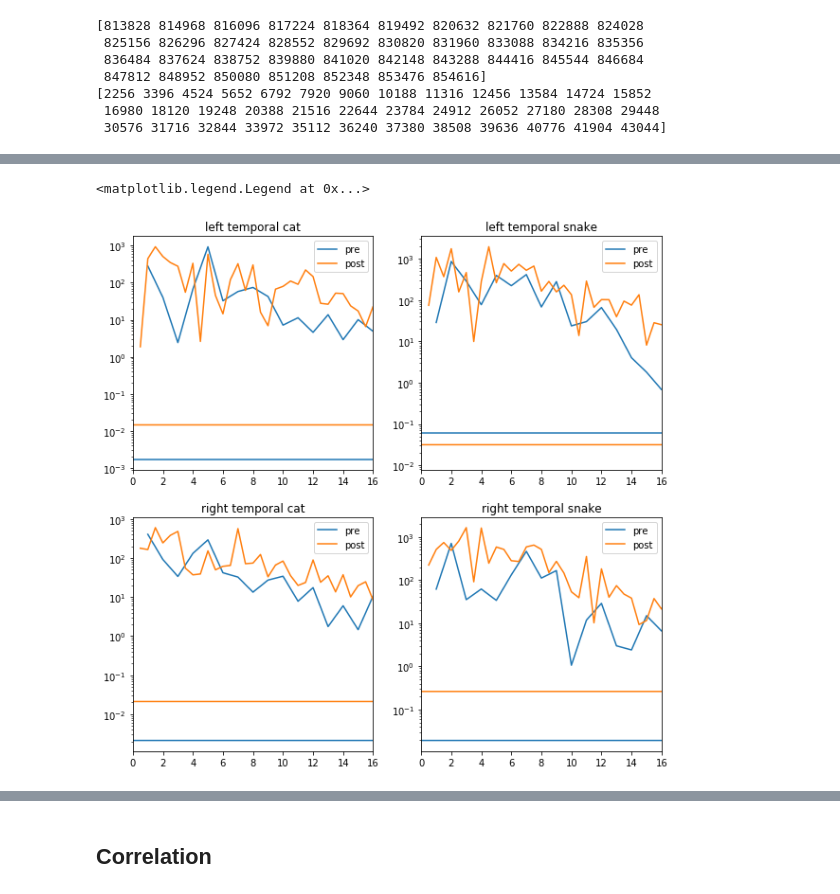
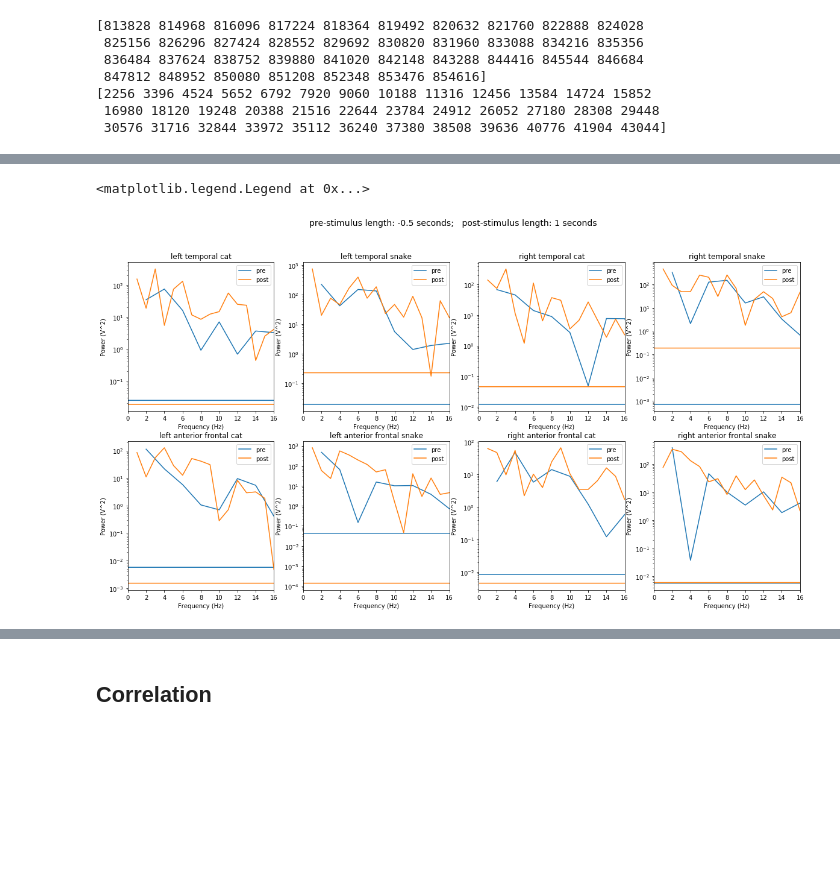
Before and after one commit to TamuzHod/Neural-_signal_processing_final_project, a Jupyter notebook: PROJECT.ipynb, the cells around one changed output, grey strips where cells are left out. Cells and saved outputs as stored; diff of their text form; code cells hidden in the pictures; blank space fills up the shorter version.

```diff
--- a/PROJECT.ipynb
+++ b/PROJECT.ipynb
@@ -250,6 +280,6 @@ print(event_list[3][1])
 # %%
-len_pre = -1
-len_post = 2
+len_pre = -.5
+len_post = 1
 # %%
 cat_index = []
 snake_index = []
@@ -324,8 +350,9 @@ epoch_time = np.arange(len_pre, len_post, 1/fs)
 for i in range(0,len(channal_name)):
     # plot STA
     plt.figure(figsize=(12,5))
-    plt.plot(epoch_time, cat_average[i], '-', label = "cat " + channal_name[i])
-    plt.plot(epoch_time, snake_average[i], '-', label = "snake " + channal_name[i])
+    plt.title("STA of " + channal_name[i])
+    plt.plot(epoch_time, cat_average[i], '-', label = "cat ")
+    plt.plot(epoch_time, snake_average[i], '-', label = "snake ")
     plt.xlabel('time (s)'); plt.ylabel('Voltage (v)');
     plt.legend()
 # %% [output]
@@ -353,39 +380,90 @@ snake_power_pre = [np.abs(snake_fft_pre[i])**2 for i in range(0,5)]
 
 fft_freqs_pre = np.fft.fftfreq(np.array(cat_fft_pre).shape[-1],1/fs)
 # %%
-plt.figure(figsize=(10,10))
-plt.subplot(2,2,1)
+plt.figure(figsize=(20,10),)
+plt.suptitle('pre-stimulus length: '+str(len_pre)+' seconds;   post-stimulus length: '+str(len_post)+' seconds', fontsize=14)
+plt.subplot(2,4,1)
 plt.plot(fft_freqs_pre[1:],cat_power_pre[0][1:],'-', label='pre')
 plt.plot(fft_freqs_post[1:],cat_power_post[0][1:],'-', label='post')
 plt.yscale('log')
 plt.xlim(0,16)
+plt.xlabel('Frequency (Hz)')
+plt.ylabel('Power (V^2)')
 plt.title('left temporal cat')
 plt.legend()
 
-plt.subplot(2,2,2)
+plt.subplot(2,4,2)
 plt.plot(fft_freqs_pre[1:],snake_power_pre[0][1:],'-', label='pre')
 plt.plot(fft_freqs_post[1:],snake_power_post[0][1:],'-', label='post')
 plt.yscale('log')
 plt.xlim(0,16)
+plt.xlabel('Frequency (Hz)')
+plt.ylabel('Power (V^2)')
 plt.title('left temporal snake')
 plt.legend()
 
 
-plt.subplot(2,2,3)
+plt.subplot(2,4,3)
 plt.plot(fft_freqs_pre[1:],cat_power_pre[3][1:],'-', label='pre')
 plt.plot(fft_freqs_post[1:],cat_power_post[3][1:],'-', label='post')
 plt.yscale('log')
 plt.xlim(0,16)
+plt.xlabel('Frequency (Hz)')
+plt.ylabel('Power (V^2)')
 plt.title('right temporal cat')
 plt.legend()
 
-plt.subplot(2,2,4)
+plt.subplot(2,4,4)
 plt.plot(fft_freqs_pre[1:],snake_power_pre[3][1:],'-', label='pre')
 plt.plot(fft_freqs_post[1:],snake_power_post[3][1:],'-', label='post')
 plt.yscale('log')
 plt.xlim(0,16)
+plt.xlabel('Frequency (Hz)')
+plt.ylabel('Power (V^2)')
 plt.title('right temporal snake')
 plt.legend()
+
+
+plt.subplot(2,4,5)
+plt.plot(fft_freqs_pre[1:],cat_power_pre[1][1:],'-', label='pre')
+plt.plot(fft_freqs_post[1:],cat_power_post[1][1:],'-', label='post')
+plt.yscale('log')
+plt.xlim(0,16)
+plt.xlabel('Frequency (Hz)')
+plt.ylabel('Power (V^2)')
+plt.title('left anterior frontal cat')
+plt.legend()
+
+plt.subplot(2,4,6)
+plt.plot(fft_freqs_pre[1:],snake_power_pre[1][1:],'-', label='pre')
+plt.plot(fft_freqs_post[1:],snake_power_post[1][1:],'-', label='post')
+plt.yscale('log')
+plt.xlim(0,16)
+plt.xlabel('Frequency (Hz)')
+plt.ylabel('Power (V^2)')
+plt.title('left anterior frontal snake')
+plt.legend()
+
+
+plt.subplot(2,4,7)
+plt.plot(fft_freqs_pre[1:],cat_power_pre[2][1:],'-', label='pre')
+plt.plot(fft_freqs_post[1:],cat_power_post[2][1:],'-', label='post')
+plt.yscale('log')
+plt.xlim(0,16)
+plt.xlabel('Frequency (Hz)')
+plt.ylabel('Power (V^2)')
+plt.title('right anterior frontal cat')
+plt.legend()
+
+plt.subplot(2,4,8)
+plt.plot(fft_freqs_pre[1:],snake_power_pre[2][1:],'-', label='pre')
+plt.plot(fft_freqs_post[1:],snake_power_post[2][1:],'-', label='post')
+plt.yscale('log')
+plt.xlim(0,16)
+plt.xlabel('Frequency (Hz)')
+plt.ylabel('Power (V^2)')
+plt.title('right anterior frontal snake')
+plt.legend()
 # %% [output]
 <matplotlib.legend.Legend at 0x...>
-[figure, old version]
+[figure, new version]
```
Also changed, not shown: parts of 31 cells of this notebook.
